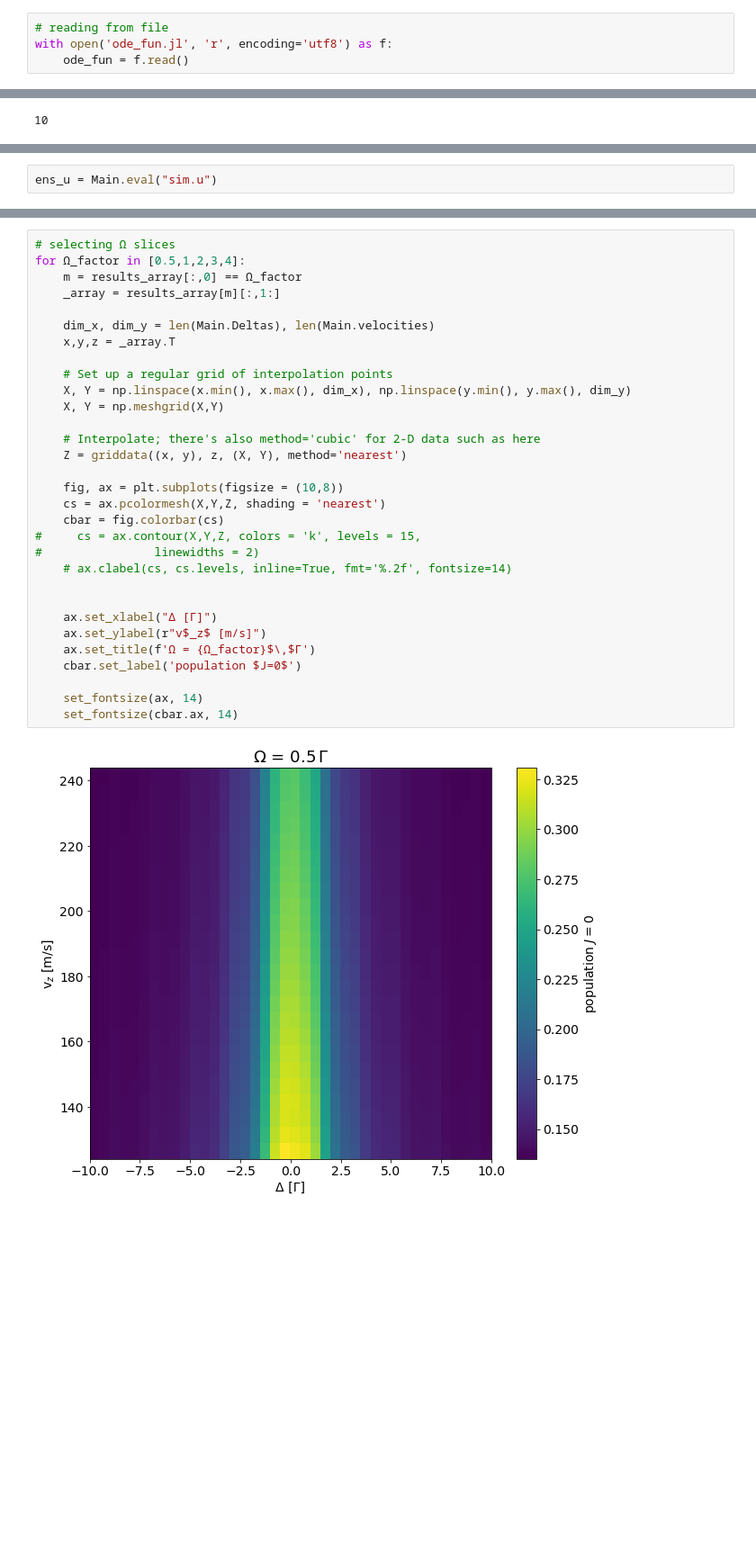
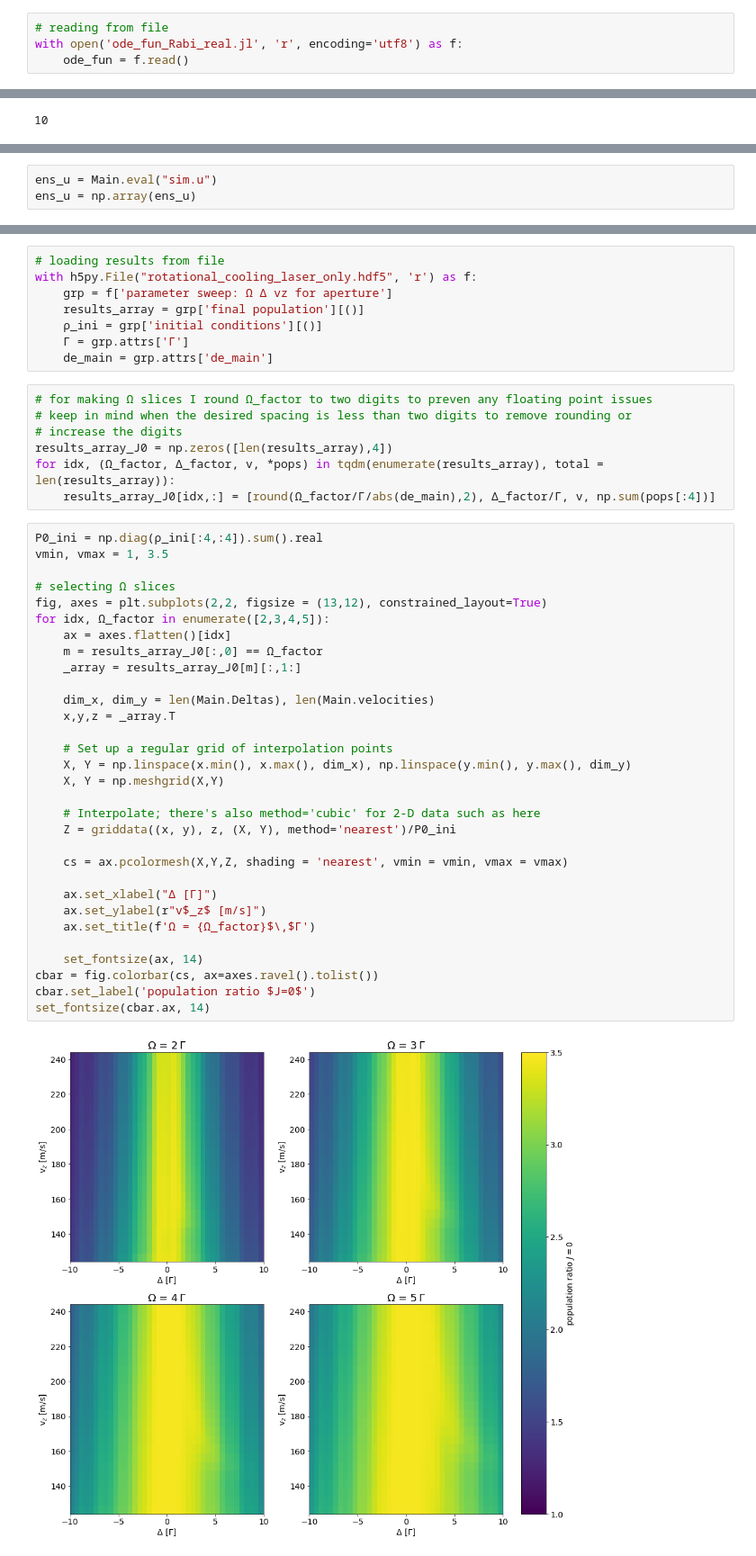
Before and after one commit to ograsdijk/optical-bloch, a Jupyter notebook: Velocity Broadening with Multipass.ipynb, the cells around one changed output, grey strips where cells are left out. Shown at 90% size. Saved outputs shown, nothing was run; the diff lists cells and outputs as text; blank space fills up the shorter version.

Commit message:
Calculated for situation with apertures installed on 2020-10-28

```diff
--- a/Velocity Broadening with Multipass.ipynb
+++ b/Velocity Broadening with Multipass.ipynb
@@ -393,7 +396,7 @@ set_fontsize(ax, 14)
 [figure]
 # %%
 # reading from file
-with open('ode_fun.jl', 'r', encoding='utf8') as f:
+with open('ode_fun_Rabi_real.jl', 'r', encoding='utf8') as f:
     ode_fun = f.read()
 # %%
 print(ode_fun[:170])
@@ -638,2 +658,3 @@ sim.elapsedTime
 # %%
 ens_u = Main.eval("sim.u")
+ens_u = np.array(ens_u)
@@ -652,33 +686,48 @@ for idx, ((Ω_factor, Δ_factor, v), pop) in tqdm(enumerate(results.items()), to
+# %%
+# loading results from file
+with h5py.File("rotational_cooling_laser_only.hdf5", 'r') as f:
+    grp = f['parameter sweep: Ω Δ vz for aperture']
+    results_array = grp['final population'][()]
+    ρ_ini = grp['initial conditions'][()]
+    Γ = grp.attrs['Γ']
+    de_main = grp.attrs['de_main']
+# %%
+# for making Ω slices I round Ω_factor to two digits to preven any floating point issues
+# keep in mind when the desired spacing is less than two digits to remove rounding or
+# increase the digits
+results_array_J0 = np.zeros([len(results_array),4])
+for idx, (Ω_factor, Δ_factor, v, *pops) in tqdm(enumerate(results_array), total = len(results_array)):
+    results_array_J0[idx,:] = [round(Ω_factor/Γ/abs(de_main),2), Δ_factor/Γ, v, np.sum(pops[:4])]
 # %%
+P0_ini = np.diag(ρ_ini[:4,:4]).sum().real
+vmin, vmax = 1, 3.5
+
 # selecting Ω slices
-for Ω_factor in [0.5,1,2,3,4]:
-    m = results_array[:,0] == Ω_factor
-    _array = results_array[m][:,1:]
+fig, axes = plt.subplots(2,2, figsize = (13,12), constrained_layout=True)
+for idx, Ω_factor in enumerate([2,3,4,5]):
+    ax = axes.flatten()[idx]
+    m = results_array_J0[:,0] == Ω_factor
+    _array = results_array_J0[m][:,1:]
 
     dim_x, dim_y = len(Main.Deltas), len(Main.velocities)
     x,y,z = _array.T
 
     # Set up a regular grid of interpolation points
     X, Y = np.linspace(x.min(), x.max(), dim_x), np.linspace(y.min(), y.max(), dim_y)
     X, Y = np.meshgrid(X,Y)
 
     # Interpolate; there's also method='cubic' for 2-D data such as here
-    Z = griddata((x, y), z, (X, Y), method='nearest')
+    Z = griddata((x, y), z, (X, Y), method='nearest')/P0_ini
 
-    fig, ax = plt.subplots(figsize = (10,8))
-    cs = ax.pcolormesh(X,Y,Z, shading = 'nearest')
-    cbar = fig.colorbar(cs)
-#     cs = ax.contour(X,Y,Z, colors = 'k', levels = 15,
-#                linewidths = 2)
-    # ax.clabel(cs, cs.levels, inline=True, fmt='%.2f', fontsize=14)
-
+    cs = ax.pcolormesh(X,Y,Z, shading = 'nearest', vmin = vmin, vmax = vmax)
 
     ax.set_xlabel("Δ [Γ]")
     ax.set_ylabel(r"v$_z$ [m/s]")
     ax.set_title(f'Ω = {Ω_factor}$\,$Γ')
-    cbar.set_label('population $J=0$')
 
     set_fontsize(ax, 14)
-    set_fontsize(cbar.ax, 14)
+cbar = fig.colorbar(cs, ax=axes.ravel().tolist())
+cbar.set_label('population ratio $J=0$')
+set_fontsize(cbar.ax, 14)
 # %% [output]
-[figure, old version]
+[figure, new version]
```
Also changed, not shown: parts of 21 cells of this notebook.
